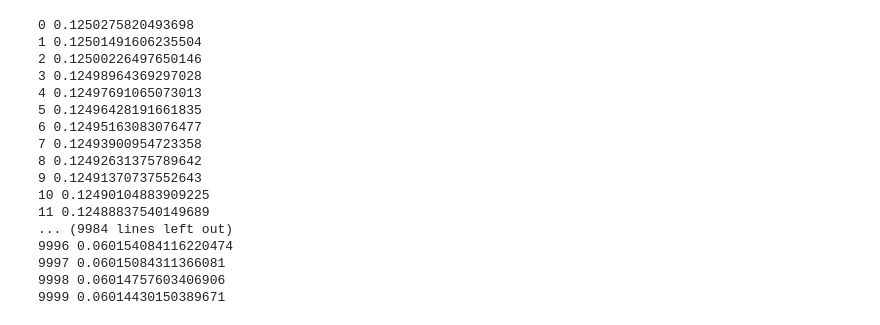
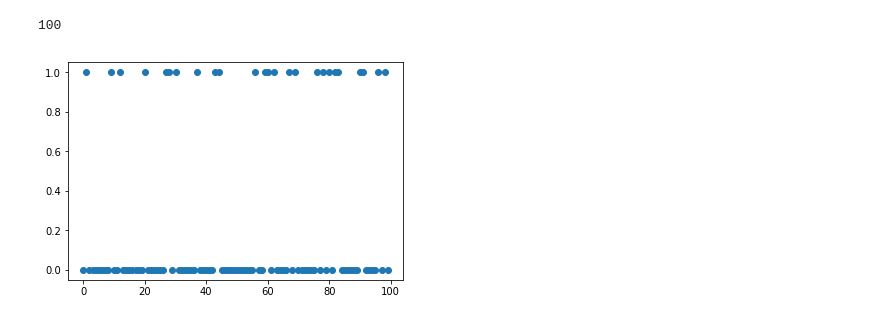
Before and after one commit to ghzhang0/Boulder_2019, a Jupyter notebook: BasicNN.ipynb, the cells around one changed output. Drawn from its saved outputs; the diff is of its cells as text; code cells hidden in the pictures.

```diff
--- a/BasicNN.ipynb
+++ b/BasicNN.ipynb
@@ -7,13 +7,14 @@ device = torch.device('cpu')
 # %%
 import numpy as np
 # %%
-N = 5 # input dimension and number of training behaviors
+ff = 1
+N = 100 # input dimension and number of training behaviors
 M = N # output dimension
-R = 4 # hidden dimension
+R = N**ff # hidden dimension
 
-f_threshold = 0.4 # threshold for nonlinear binary rounding
+# f_threshold = 0.4 # threshold for nonlinear binary rounding
 comb_on = M/2 # number of motors turned on for each label
-learning_rate = 1e-3
+learning_rate = 20
 # %%
 # Define nonlinear activation function
 def f(x): # nonlinear conversion function to binary
@@ -51,49 +34,6 @@ w2 = torch.randn(R, M, device=device, requires_grad=True).float()
-# %%
-for t in range(10000):
-  # Forward pass: compute predicted y using operations on Tensors. Since w1 and
-  # w2 have requires_grad=True, operations involving these Tensors will cause
-  # PyTorch to build a computational graph, allowing automatic computation of
-  # gradients. Since we are no longer implementing the backward pass by hand we
-  # don't need to keep references to intermediate values.
-  y_pred = f(f(x.mm(w1)).mm(w2))
-
-  # Compute and print loss. Loss is a Tensor of shape (), and loss.item()
-  # is a Python number giving its value.
-  loss = (y_pred - y).pow(2).sum()
-  print(t, loss.item())
-
-  # Use autograd to compute the backward pass. This call will compute the
-  # gradient of loss with respect to all Tensors with requires_grad=True.
-  # After this call w1.grad and w2.grad will be Tensors holding the gradient
-  # of the loss with respect to w1 and w2 respectively.
-  loss.backward()
-
-  # Update weights using gradient descent. For this step we just want to mutate
-  # the values of w1 and w2 in-place; we don't want to build up a computational
-  # graph for the update steps, so we use the torch.no_grad() context manager
-  # to prevent PyTorch from building a computational graph for the updates
-  with torch.no_grad():
-    w1 -= learning_rate * w1.grad
-    w2 -= learning_rate * w2.grad
-
-    # Manually zero the gradients after running the backward pass
-    w1.grad.zero_()
-    w2.grad.zero_()
-# %% [output]
-0 0.1250275820493698
-1 0.12501491606235504
-2 0.12500226497650146
-3 0.12498964369297028
-4 0.12497691065073013
-5 0.12496428191661835
-6 0.12495163083076477
-7 0.12493900954723358
-8 0.12492631375789642
-9 0.12491370737552643
-10 0.12490104883909225
-11 0.12488837540149689
-... (9984 lines left out)
-9996 0.060154084116220474
-9997 0.06015084311366081
-9998 0.06014757603406906
-9999 0.06014430150389671
+# %%
+# Check that there are no duplicate sequences
+y_tup = [tuple(x) for x in y_np]
+len(set(y_tup))
+# %% [output]
+100
@@ -99,0 +47,8 @@ for t in range(10000):
+# %%
+import matplotlib
+from matplotlib import pyplot as plt
+plt.figure()
+plt.plot(np.array(y[0, :]), 'o')
+plt.show()
+# %% [output]
+[figure, added]
```
Also changed, not shown: parts of 10 cells of this notebook.
